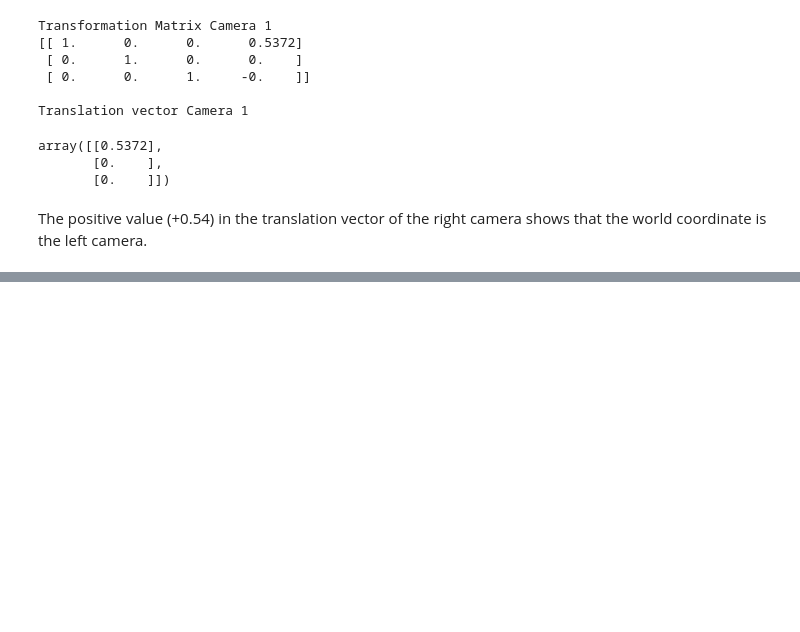
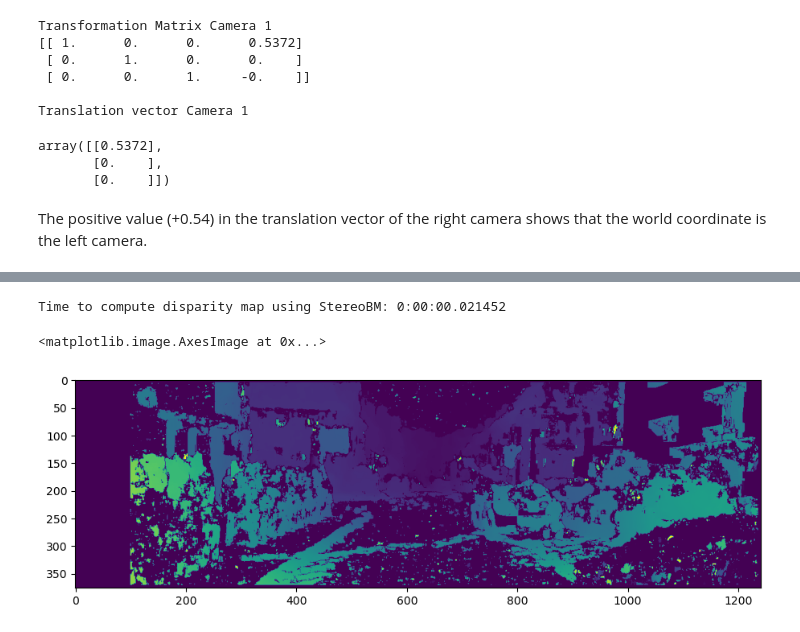
Before and after one commit to Ayushman-Choudhuri/Stereo_Visual_Odometry, a Jupyter notebook: Stereo Visual Odometry.ipynb, the cells around one changed output, grey strips where cells are left out. Saved outputs shown, nothing was run; the diff lists cells and outputs as text; code cells hidden in the pictures; blank space fills up the shorter version.

Commit message:
disparity map function added

```diff
--- a/Stereo Visual Odometry.ipynb
+++ b/Stereo Visual Odometry.ipynb
@@ -335,4 +335,4 @@ class Dataset_Handler():
 
         pass
 # %%
-handler = Dataset_Handler('00')
+sensor_data = Dataset_Handler('00')
@@ -338,0 +417,13 @@ handler = Dataset_Handler('00')
+# %%
+## Disparity map using StereoBM
+
+disp = compute_left_disparity_map(sensor_data.first_image_left,
+                                  sensor_data.first_image_right,
+                                  match_algo='bm',
+                                  verbose=True)
+plt.figure(figsize=(11,7))
+plt.imshow(disp)
+# %% [output]
+Time to compute disparity map using StereoBM: 0:00:00.021452
+<matplotlib.image.AxesImage at 0x...>
+[figure, added]
```
Also changed, not shown: parts of 8 cells of this notebook.
